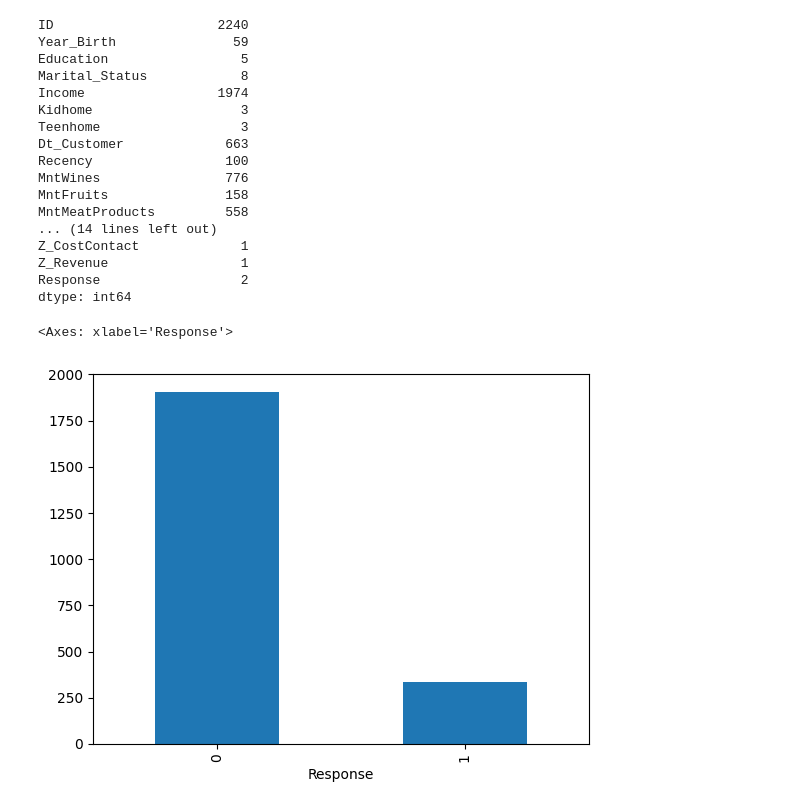
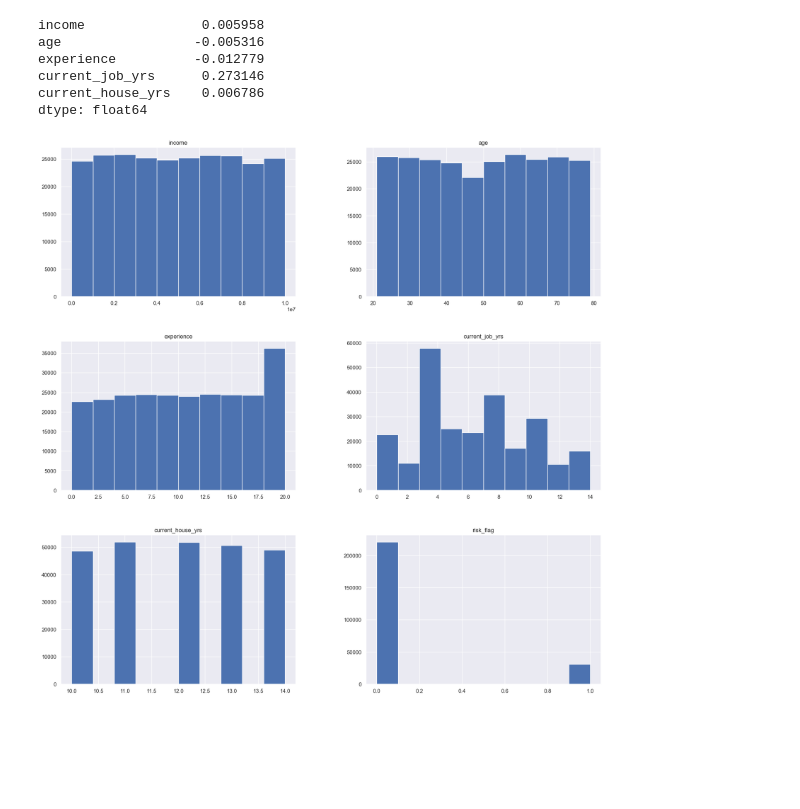
Before and after one commit to dhanu0709/2024_IA651_RSDJ_final_project, a Jupyter notebook: ml_pro.ipynb, the cells around one changed output. Drawn from its saved outputs; the diff is of its cells as text; code cells hidden in the pictures; blank space fills up the shorter version.

```diff
--- a/ml_pro.ipynb
+++ b/ml_pro.ipynb
@@ -72,26 +86,22 @@ Response                0
 dtype: int64
-# %%
-df.nunique()
-# %% [output]
-ID                     2240
-Year_Birth               59
-Education                 5
-Marital_Status            8
-Income                 1974
-Kidhome                   3
-Teenhome                  3
-Dt_Customer             663
-Recency                 100
-MntWines                776
-MntFruits               158
-MntMeatProducts         558
-... (14 lines left out)
-Z_CostContact             1
-Z_Revenue                 1
-Response                  2
-dtype: int64
-# %%
-df['Response'].value_counts().plot(kind='bar')
-# %% [output]
-<Axes: xlabel='Response'>
-[figure, removed]
+# %%
+df.columns = ['income', 'age', 'experience', 'marital_status', 'house_ownership',
+       'car_ownership', 'profession', 'city', 'state', 'current_job_yrs',
+       'current_house_yrs', 'risk_flag']
+
+numerical = ["income", "age", "experience", "current_job_yrs", "current_house_yrs"]
+categorical = ["marital_status", "house_ownership", "car_ownership", "profession", "city", "state"]
+# %%
+df[numerical].skew()
+# %% [output]
+income               0.005958
+age                 -0.005316
+experience          -0.012779
+current_job_yrs      0.273146
+current_house_yrs    0.006786
+dtype: float64
+# %%
+df.hist( figsize = (20, 20))
+plt.show()
+# %% [output]
+[figure, added]
```
Also changed, not shown: parts of 23 cells of this notebook, 3 other files.
